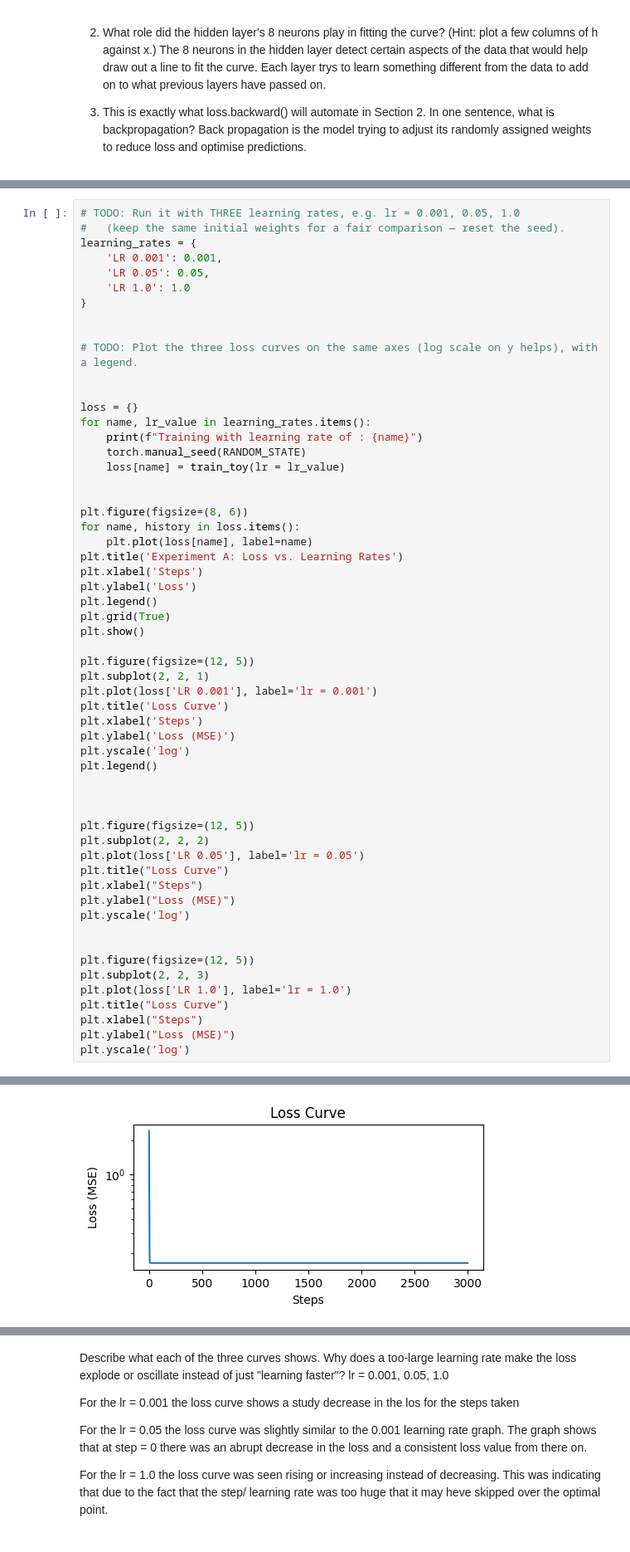
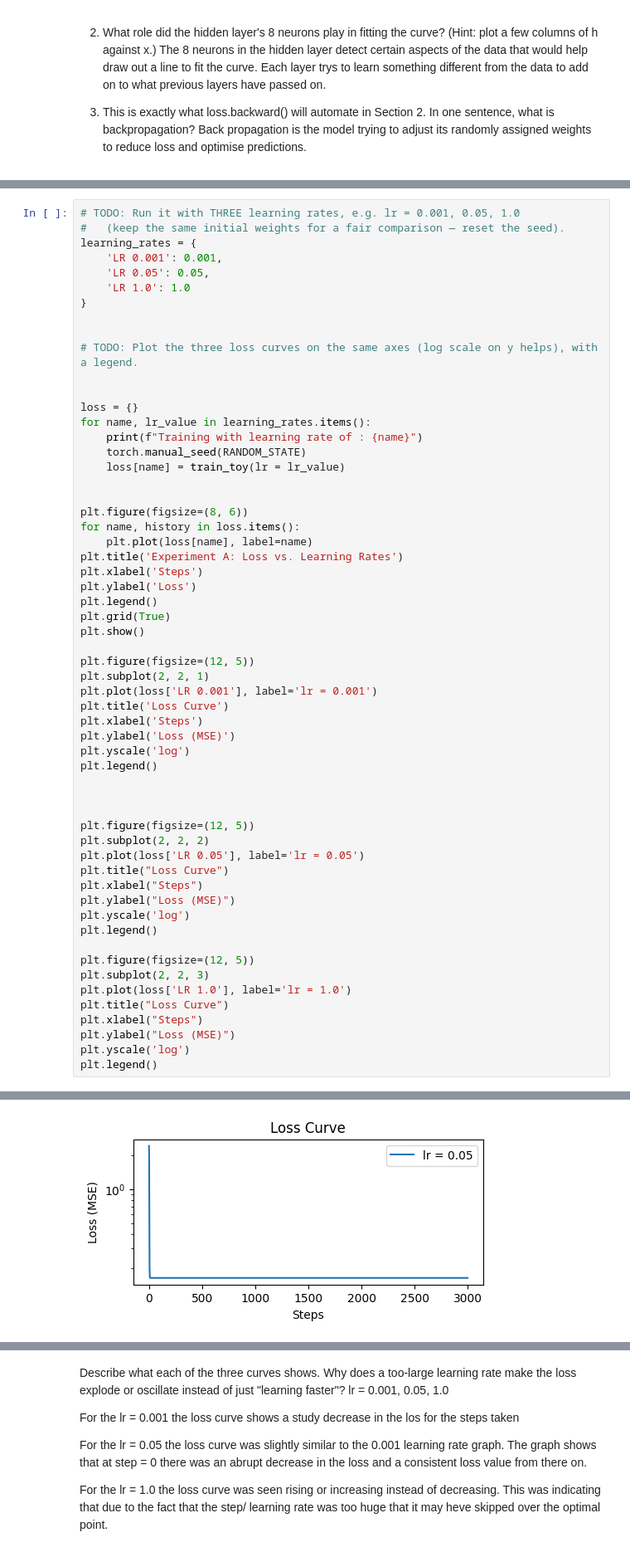
Before and after one commit to itz-Amy/Lab-3-Neural-Networks, a Jupyter notebook: Amy_Addo_Lab3.ipynb, the cells around one changed output, grey strips where cells are left out. Shown at 83% size. Drawn from its saved outputs; the diff is of its cells as text.

```diff
--- a/Amy_Addo_Lab3.ipynb
+++ b/Amy_Addo_Lab3.ipynb
@@ -336,7 +338,7 @@ plt.title("Loss Curve")
 plt.xlabel("Steps")
 plt.ylabel("Loss (MSE)")
 plt.yscale('log')
-
+plt.legend()
 
 plt.figure(figsize=(12, 5))
 plt.subplot(2, 2, 3)
@@ -345,6 +347,7 @@ plt.title("Loss Curve")
 plt.xlabel("Steps")
 plt.ylabel("Loss (MSE)")
 plt.yscale('log')
+plt.legend()
 # %% [output]
 Training with learning rate of : LR 0.001
 Training with learning rate of : LR 0.05
@@ -353,2 +357,2 @@ Training with learning rate of : LR 1.0
 [figure]
-[figure, old version]
+[figure, new version]
```
Also changed, not shown: parts of 11 cells of this notebook.
